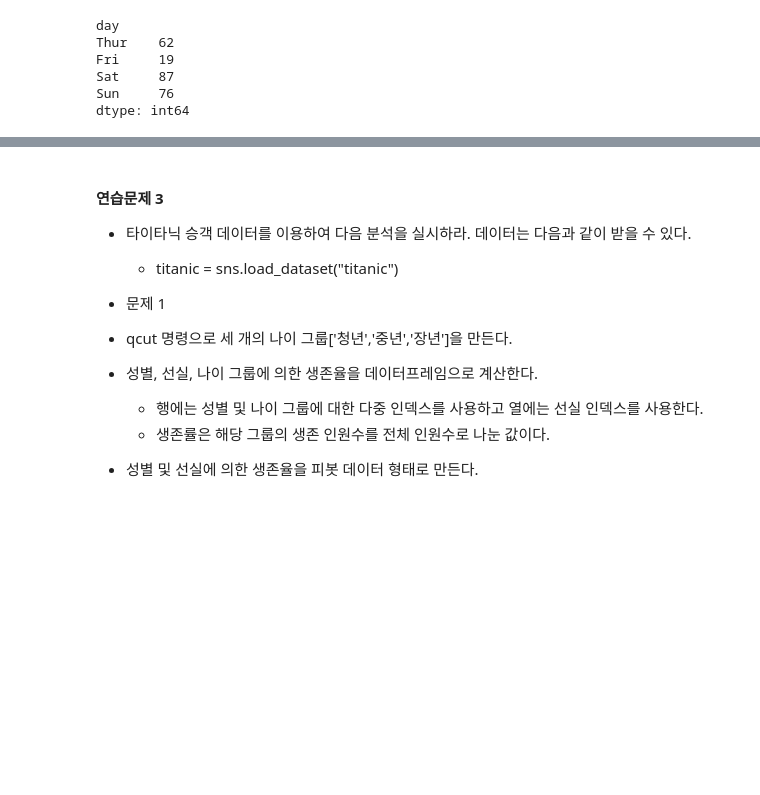
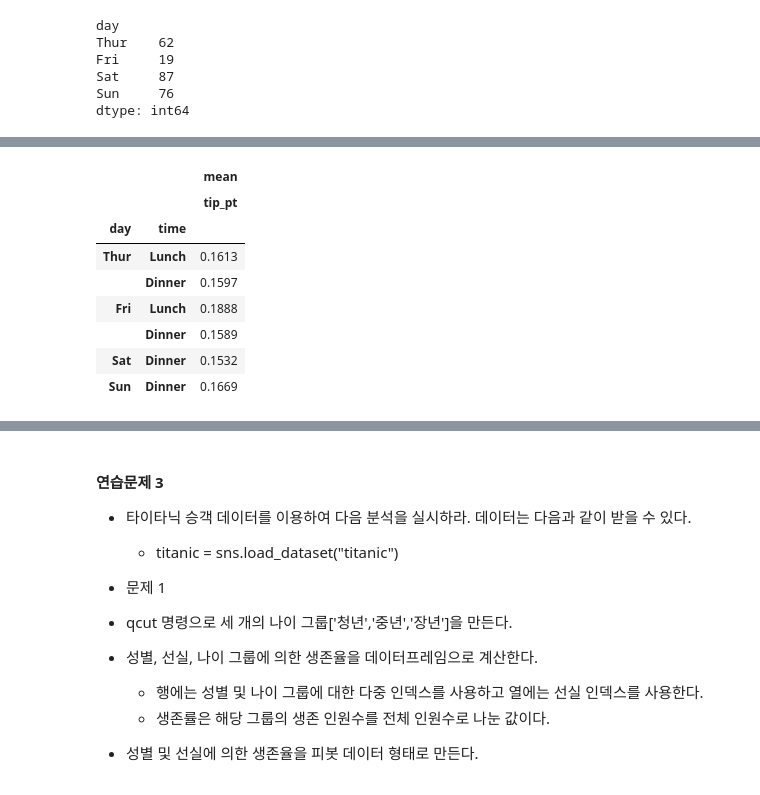
Before and after one commit to jun-young000/pandas, a Jupyter notebook: source_code/문제 6. 피봇테이블 및 그룹연산 연습문제.ipynb, the cells around one changed output, grey strips where cells are left out. Saved outputs shown, nothing was run; the diff lists cells and outputs as text; code cells hidden in the pictures; blank space fills up the shorter version.

```diff
--- a/source_code/문제 6. 피봇테이블 및 그룹연산 연습문제.ipynb
+++ b/source_code/문제 6. 피봇테이블 및 그룹연산 연습문제.ipynb
@@ -228,2 +232,15 @@ dtype: int64
+# %%
+pd.options.display.float_format = '{:.4f}'.format
+tips.pivot_table(index=["day","time"], values="tip_pt",aggfunc=["mean"])
+# %% [output]
+|  |  | mean |
+|  |  | tip_pt |
+| day | time |  |
+| Thur | Lunch | 0.1613 |
+|  | Dinner | 0.1597 |
+| Fri | Lunch | 0.1888 |
+|  | Dinner | 0.1589 |
+| Sat | Dinner | 0.1532 |
+| Sun | Dinner | 0.1669 |
 # %%
 # 각 요일별로 시간대 평균인원수와 팁비율의 평균을 확인하시오
```
Also changed, not shown: parts of 40 cells of this notebook.
